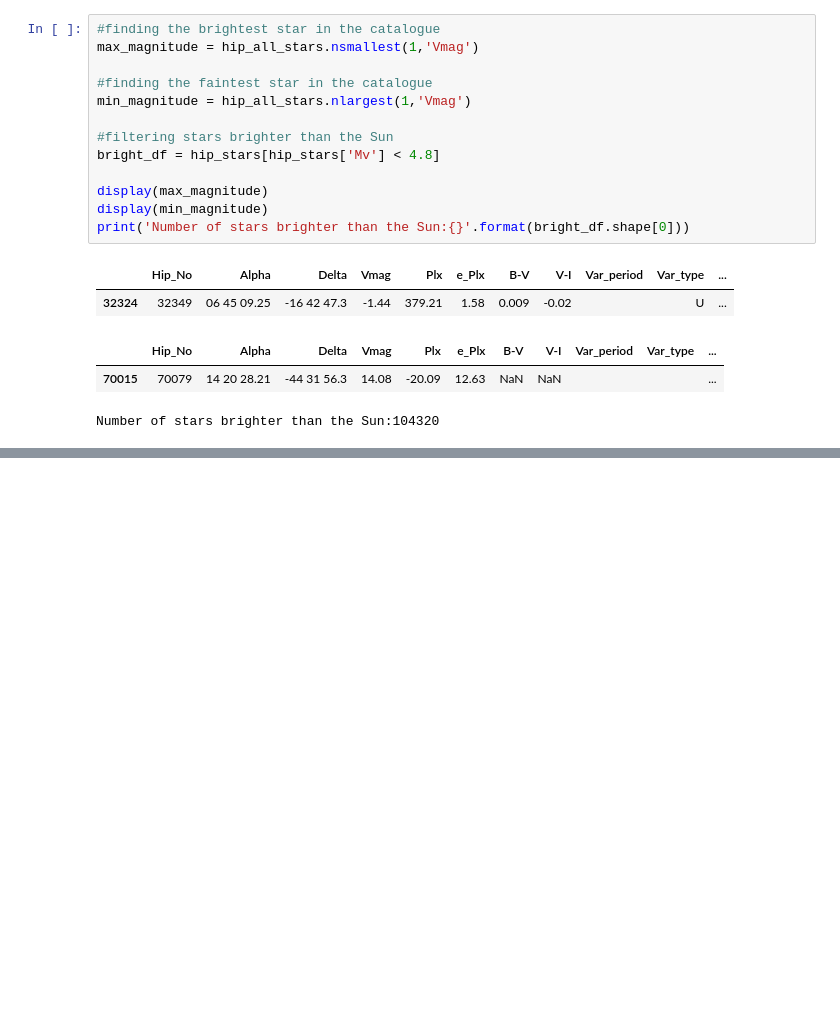
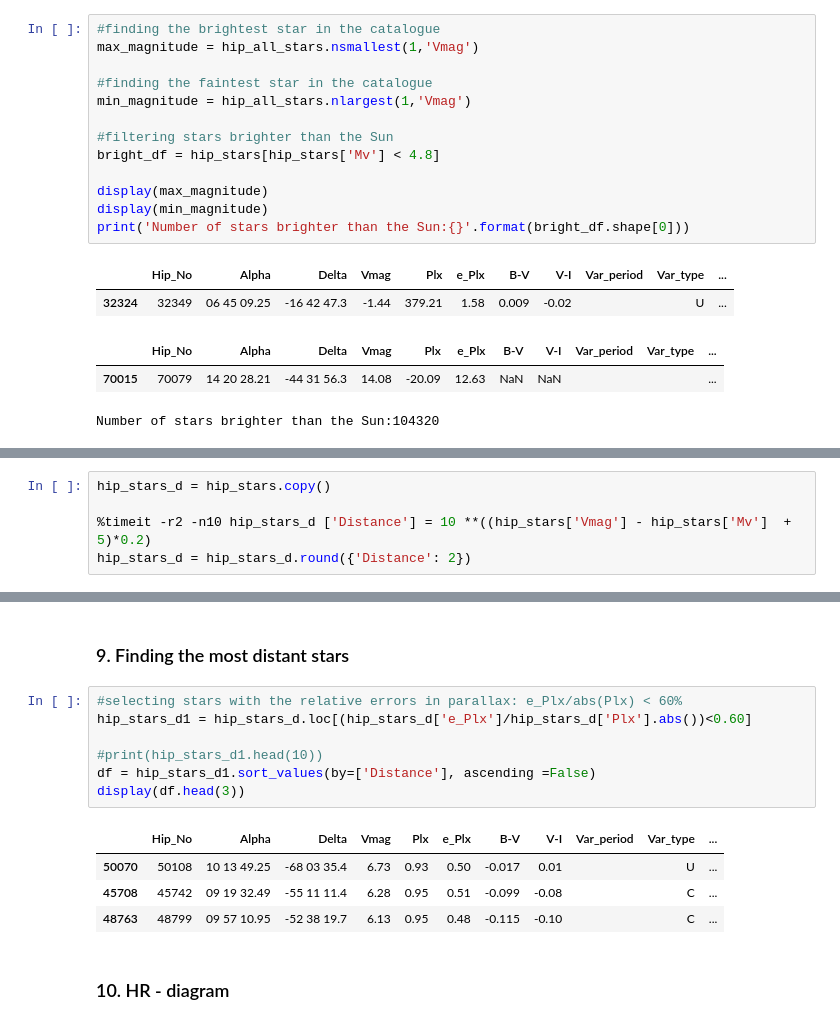
Before and after one commit to lilianasku/Hipparcos-with-Python, a Jupyter notebook: notebooks/Stars-Of-Hipparcos-Catalogue.ipynb, the cells around one changed output, grey strips where cells are left out. Cells and saved outputs as stored; diff of their text form; blank space fills up the shorter version.

```diff
--- a/notebooks/Stars-Of-Hipparcos-Catalogue.ipynb
+++ b/notebooks/Stars-Of-Hipparcos-Catalogue.ipynb
@@ -237,0 +249,5 @@ The average absolute magnitude of the sun-like stars: 3.95
+# %%
+hip_stars_d = hip_stars.copy()
+
+%timeit -r2 -n10 hip_stars_d ['Distance'] = 10 **((hip_stars['Vmag'] - hip_stars['Mv']  + 5)*0.2)
+hip_stars_d = hip_stars_d.round({'Distance': 2})
@@ -237,0 +267,16 @@ The average absolute magnitude of the sun-like stars: 3.95
+# %% [markdown]
+### 9. Finding the most distant stars
+# %%
+#selecting stars with the relative errors in parallax: e_Plx/abs(Plx) < 60%
+hip_stars_d1 = hip_stars_d.loc[(hip_stars_d['e_Plx']/hip_stars_d['Plx'].abs())<0.60]
+
+#print(hip_stars_d1.head(10))
+df = hip_stars_d1.sort_values(by=['Distance'], ascending =False)
+display(df.head(3))
+# %% [output]
+|  | Hip_No | Alpha | Delta | Vmag | Plx | e_Plx | B-V | V-I | Var_period | Var_type | ... |
+| 50070 | 50108 | 10 13 49.25 | -68 03 35.4 | 6.73 | 0.93 | 0.50 | -0.017 | 0.01 |  | U | ... |
+| 45708 | 45742 | 09 19 32.49 | -55 11 11.4 | 6.28 | 0.95 | 0.51 | -0.099 | -0.08 |  | C | ... |
+| 48763 | 48799 | 09 57 10.95 | -52 38 19.7 | 6.13 | 0.95 | 0.48 | -0.115 | -0.10 |  | C | ... |
+# %% [markdown]
+### 10. HR - diagram
```
Also changed, not shown: parts of 19 cells of this notebook.
